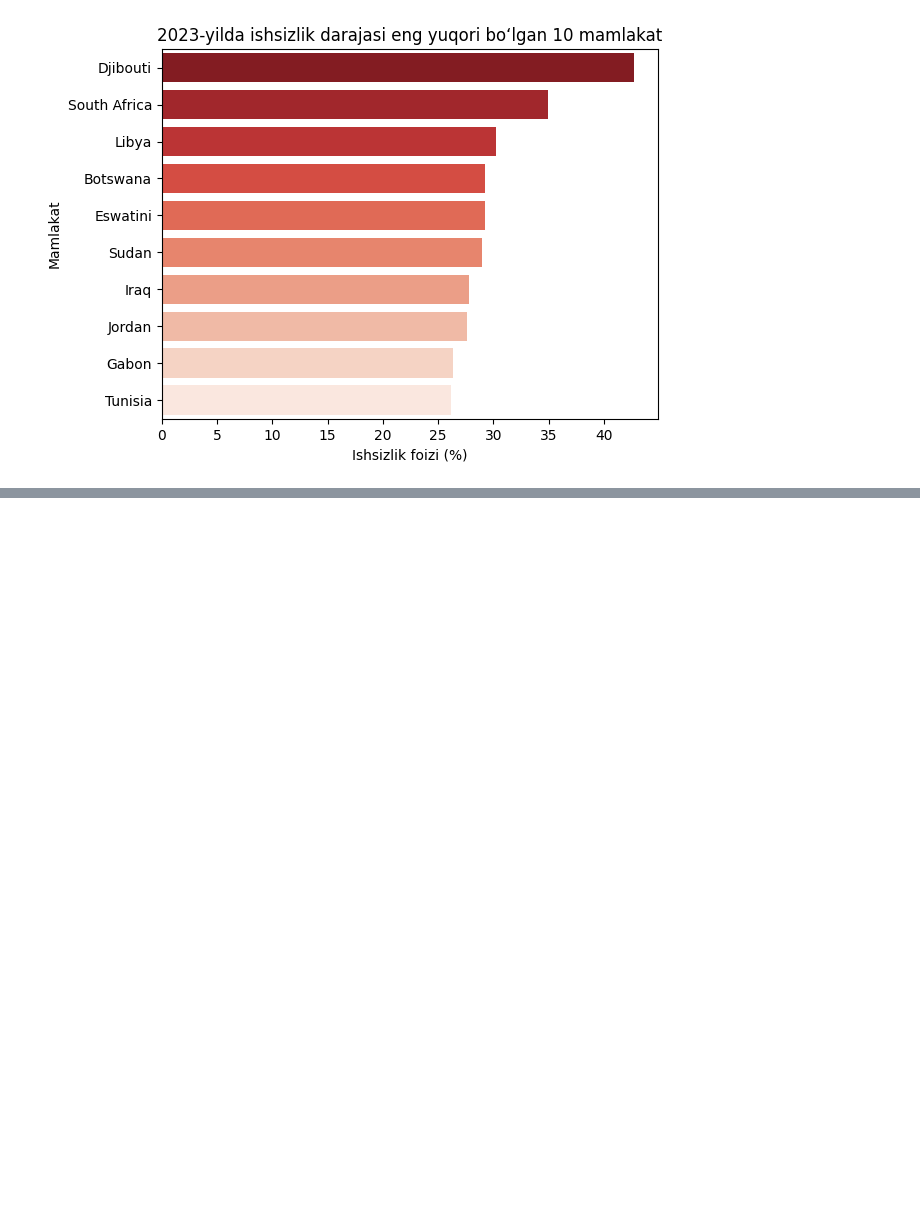
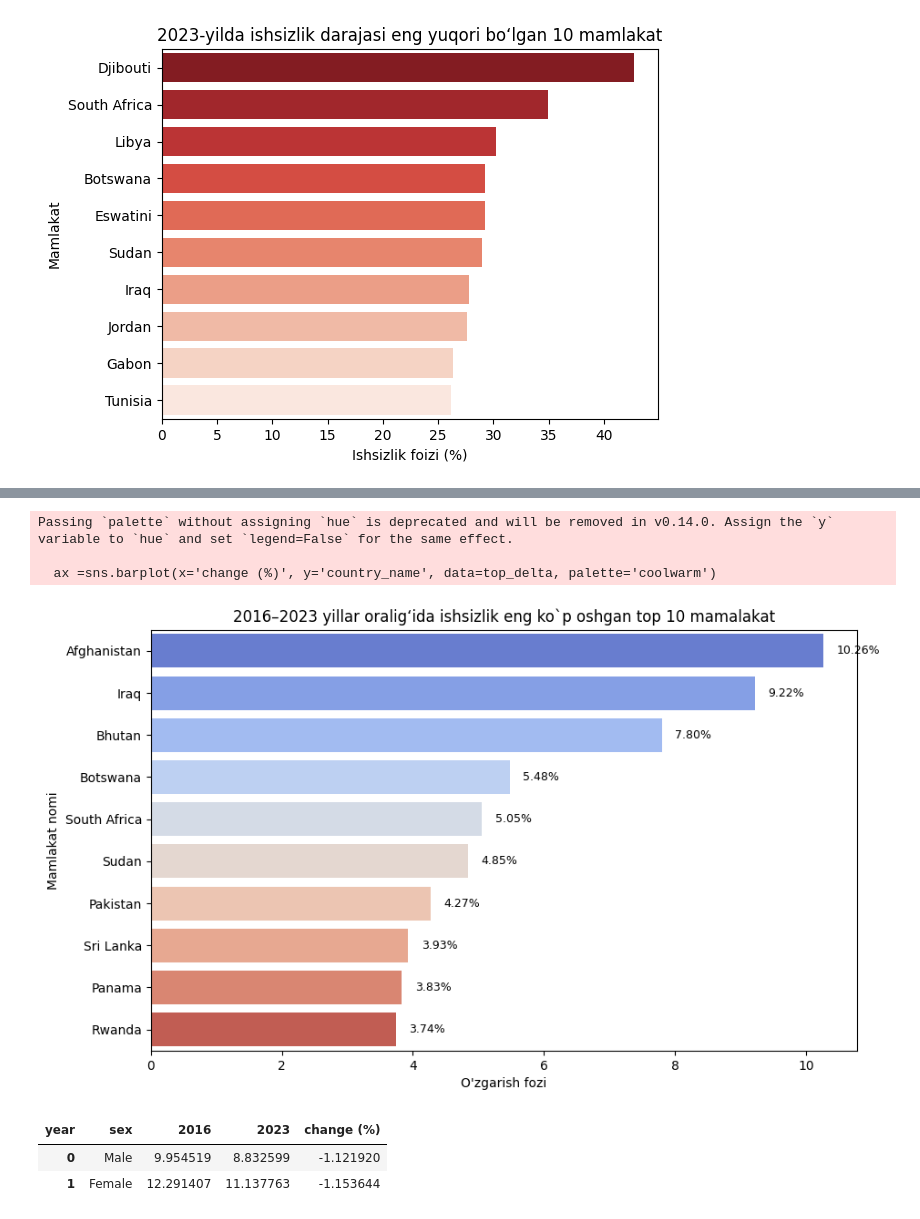
Before and after one commit to BoastfulApex/US-Population-Unemployment-2020-2023-, a Jupyter notebook: unemployment2.ipynb, the cells around one changed output, grey strips where cells are left out. Cells and saved outputs as stored; diff of their text form; code cells hidden in the pictures; blank space fills up the shorter version.

```diff
--- a/unemployment2.ipynb
+++ b/unemployment2.ipynb
@@ -105,3 +105,15 @@ Passing `palette` without assigning `hue` is deprecated and will be removed in v
 
   sns.barplot(data=top_10_2023, y='country_name', x='unemployment_rate', palette='Reds_r')
 [figure]
+# %%
+# Har bir mamlakatda 2016–2023 yillar oralig‘ida o‘zgarish (delta) hisoblash
+delta_df = df_long[df_long['year'].isin([2016, 2023])]
+delta_df = delta_df.groupby(['country_name', 'year'])['unemployment_rate'].mean().unstack()
+
+# Delta (o‘zgarish)
+delta_df['change (%)'] = delta_df[2023] - delta_df[2016]
+delta_df = delta_df.sort_values(by='change (%)', ascending=False).reset_index()
+
+# Eng katta o‘zgarishlar
+top_delta = delta_df.head(10)
+top_delta
@@ -107,0 +132,31 @@ Passing `palette` without assigning `hue` is deprecated and will be removed in v
+# %%
+plt.figure(figsize=(10, 6))
+ax =sns.barplot(x='change (%)', y='country_name', data=top_delta, palette='coolwarm')
+plt.title('2016–2023 yillar oralig‘ida ishsizlik eng ko`p oshgan top 10 mamalakat')
+plt.xlabel("O'zgarish fozi")
+plt.ylabel('Mamlakat nomi')
+plt.axvline(0, color='gray', linestyle='--')
+
+for i in range(len(top_delta)):
+    value = top_delta['change (%)'].iloc[i]
+    country = top_delta['country_name'].iloc[i]
+    ax.text(value + 0.2, i, f"{value:.2f}%", va='center', ha='left', fontsize=9)
+# %% [output]
+Passing `palette` without assigning `hue` is deprecated and will be removed in v0.14.0. Assign the `y` variable to `hue` and set `legend=False` for the same effect.
+
+  ax =sns.barplot(x='change (%)', y='country_name', data=top_delta, palette='coolwarm')
+[figure, added]
+# %%
+#Jins bo‘yicha 2016–2023 o‘zgarishini ko‘rish
+
+delta_gender = df_long[df_long['year'].isin([2016, 2023])]
+delta_gender = delta_gender.groupby(['sex', 'year'])['unemployment_rate'].mean().unstack()
+
+delta_gender['change (%)'] = delta_gender[2023] - delta_gender[2016]
+delta_gender = delta_gender.sort_values(by='change (%)', ascending=False).reset_index()
+
+delta_gender
+# %% [output]
+| year | sex | 2016 | 2023 | change (%) |
+| 0 | Male | 9.954519 | 8.832599 | -1.121920 |
+| 1 | Female | 12.291407 | 11.137763 | -1.153644 |
```
Also changed, not shown: parts of 2 cells of this notebook.
